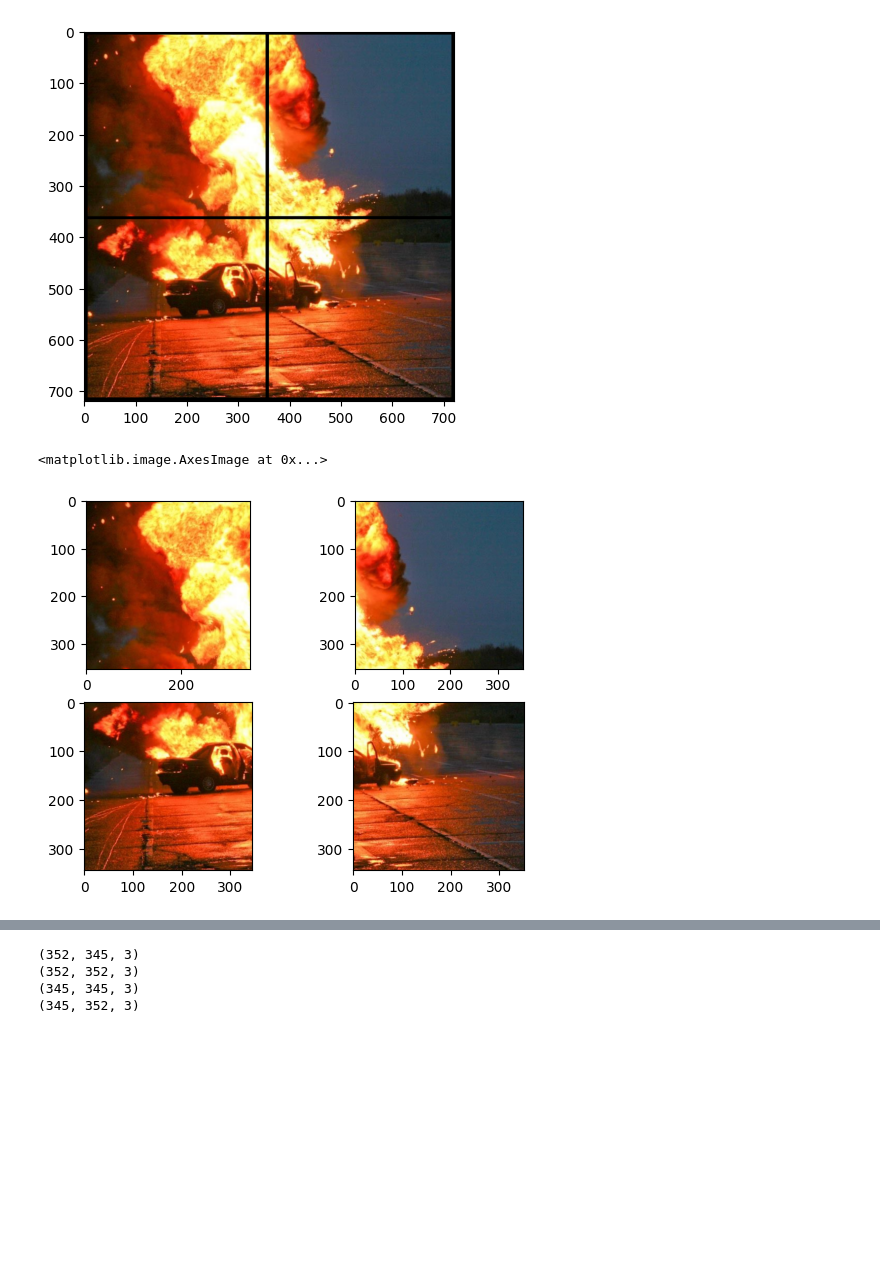
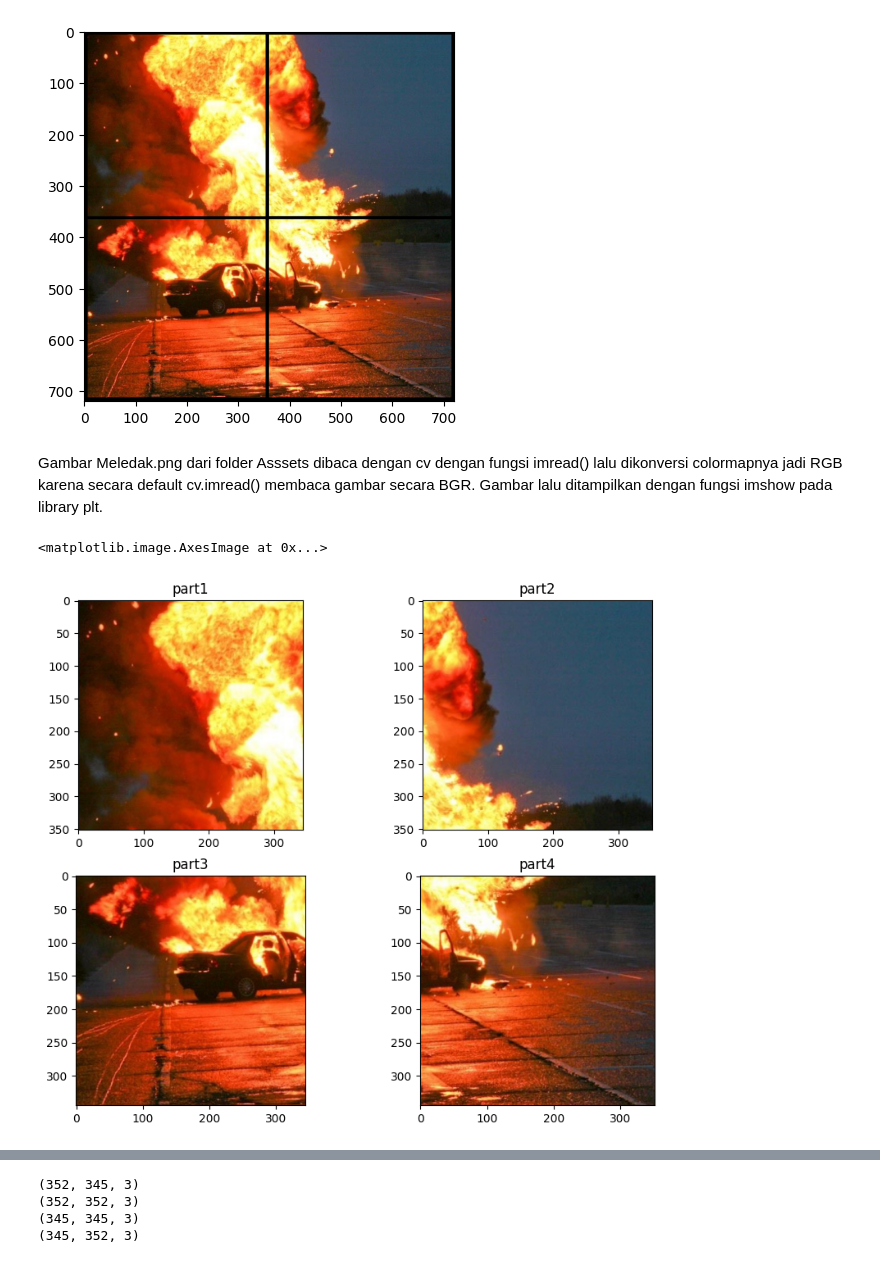
Before and after one commit to praktikum-pcd-2026/jurnal-modul-2-samarawards, a Jupyter notebook: modul2.ipynb, the cells around one changed output, grey strips where cells are left out. Saved outputs shown, nothing was run; the diff lists cells and outputs as text; code cells hidden in the pictures; blank space fills up the shorter version.

```diff
--- a/modul2.ipynb
+++ b/modul2.ipynb
@@ -14,22 +18,30 @@ plt.imshow(boom, cmap="gray")
 # %% [output]
 <matplotlib.image.AxesImage at 0x...>
 [figure]
+# %% [markdown]
+Gambar Meledak.png dari folder Asssets dibaca dengan cv dengan fungsi imread() lalu dikonversi colormapnya jadi RGB karena secara default cv.imread() membaca gambar secara BGR. Gambar lalu ditampilkan dengan fungsi imshow pada library plt.
 # %%
 # slice
 h, w, d = boom.shape
 boom1 = boom[7:359, 7:352]
 boom2 = boom[7:359, 363:715]
 boom3 = boom[368:713, 7:352]
 boom4 = boom[368:713, 363:715]
 
+plt.figure(figsize=(10,8))
+
 plt.subplot(2,2,1)
+plt.title("part1")
 plt.imshow(boom1, cmap="gray")
 plt.subplot(2,2,2)
+plt.title("part2")
 plt.imshow(boom2, cmap="gray")
 plt.subplot(2,2,3)
+plt.title("part3")
 plt.imshow(boom3, cmap="gray")
 plt.subplot(2,2,4)
+plt.title("part4")
 plt.imshow(boom4, cmap="gray")
 # %% [output]
 <matplotlib.image.AxesImage at 0x...>
-[figure, old version]
+[figure, new version]
```
Also changed, not shown: parts of 25 cells of this notebook.
